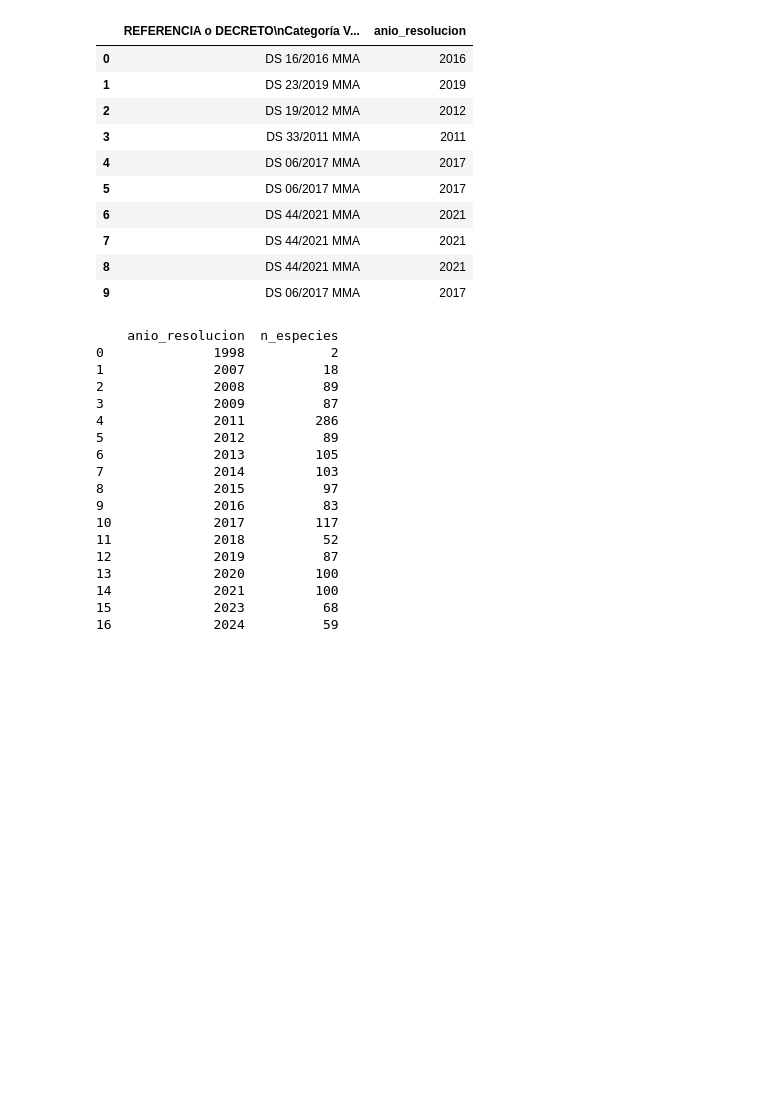
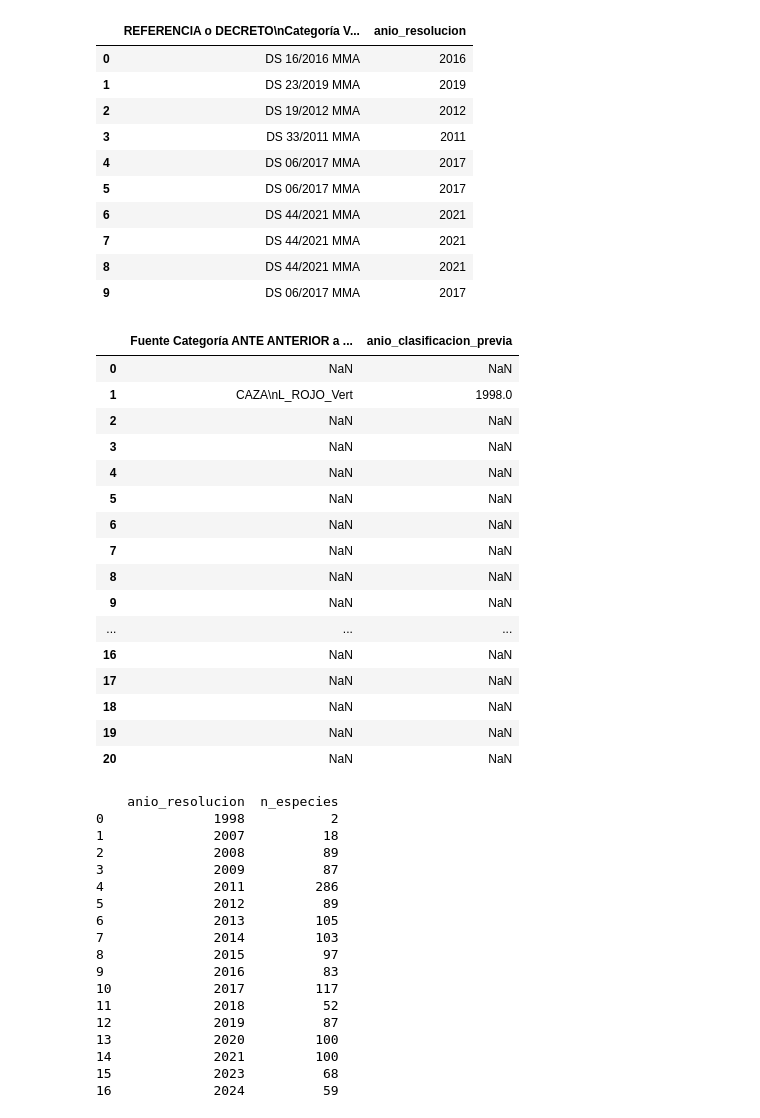
Before and after one commit to IEB-BIODATA/7NR-Indicators, a Jupyter notebook: indicadores/I_4_numero_de_especies_clasificadas/MN4.ipynb, the cells around one changed output. Cells and saved outputs as stored; diff of their text form; code cells hidden in the pictures; blank space fills up the shorter version.

```diff
--- a/indicadores/I_4_numero_de_especies_clasificadas/MN4.ipynb
+++ b/indicadores/I_4_numero_de_especies_clasificadas/MN4.ipynb
@@ -76,6 +76,71 @@ df[[
 | 7 | DS 44/2021 MMA | 2021 |
 | 8 | DS 44/2021 MMA | 2021 |
 | 9 | DS 06/2017 MMA | 2017 |
+# %%
+import re
+import numpy as np
+
+col_fuente_anteprev = "Fuente Categoría  ANTE ANTERIOR a RCE actual  \n(NO VIGENTE)\n(Ver valores en columna adyacente)"
+
+def extraer_anio_previo(texto):
+    if pd.isna(texto):
+        return np.nan
+
+    t = str(texto)
+
+    # 1️⃣ Buscar patrón RCE con decreto (ej: DS 51/2008)
+    match = re.search(r"DS\s*\d+\/(\d{4})", t)
+    if match:
+        return int(match.group(1))
+
+    # 2️⃣ Asignar año según fuente histórica
+    t_upper = t.upper()
+
+    if "BOL_47" in t_upper:
+        return 1998
+
+    if "CAZA" in t_upper:
+        return 1998
+
+    if "L_ROJO_FLORA" in t_upper:
+        return 1989
+
+    if "L_ROJO_VERT" in t_upper:
+        return 1988
+
+    if "NÚÑEZ ET AL. 1997" in t_upper or "NUNEZ ET AL. 1997" in t_upper:
+        return 1997
+
+    if "YÁÑEZ ET AL. 1997" in t_upper or "YANEZ ET AL. 1997" in t_upper:
+        return 1997
+
+    return np.nan
+
+df["anio_clasificacion_previa"] = df[col_fuente_anteprev].apply(extraer_anio_previo)
+
+# Verificación rápida
+df[[
+    col_fuente_anteprev,
+    "anio_clasificacion_previa"
+]].head(20)
+# %% [output]
+|  | Fuente Categoría ANTE ANTERIOR a ... | anio_clasificacion_previa |
+| 0 | NaN | NaN |
+| 1 | CAZA\nL_ROJO_Vert | 1998.0 |
+| 2 | NaN | NaN |
+| 3 | NaN | NaN |
+| 4 | NaN | NaN |
+| 5 | NaN | NaN |
+| 6 | NaN | NaN |
+| 7 | NaN | NaN |
+| 8 | NaN | NaN |
+| 9 | NaN | NaN |
+| ... | ... | ... |
+| 16 | NaN | NaN |
+| 17 | NaN | NaN |
+| 18 | NaN | NaN |
+| 19 | NaN | NaN |
+| 20 | NaN | NaN |
 # %%
 # Conteo de número de especies por año de resolución
 conteo_por_anio = (
```
Also changed, not shown: parts of 8 cells of this notebook, 7 other files.
